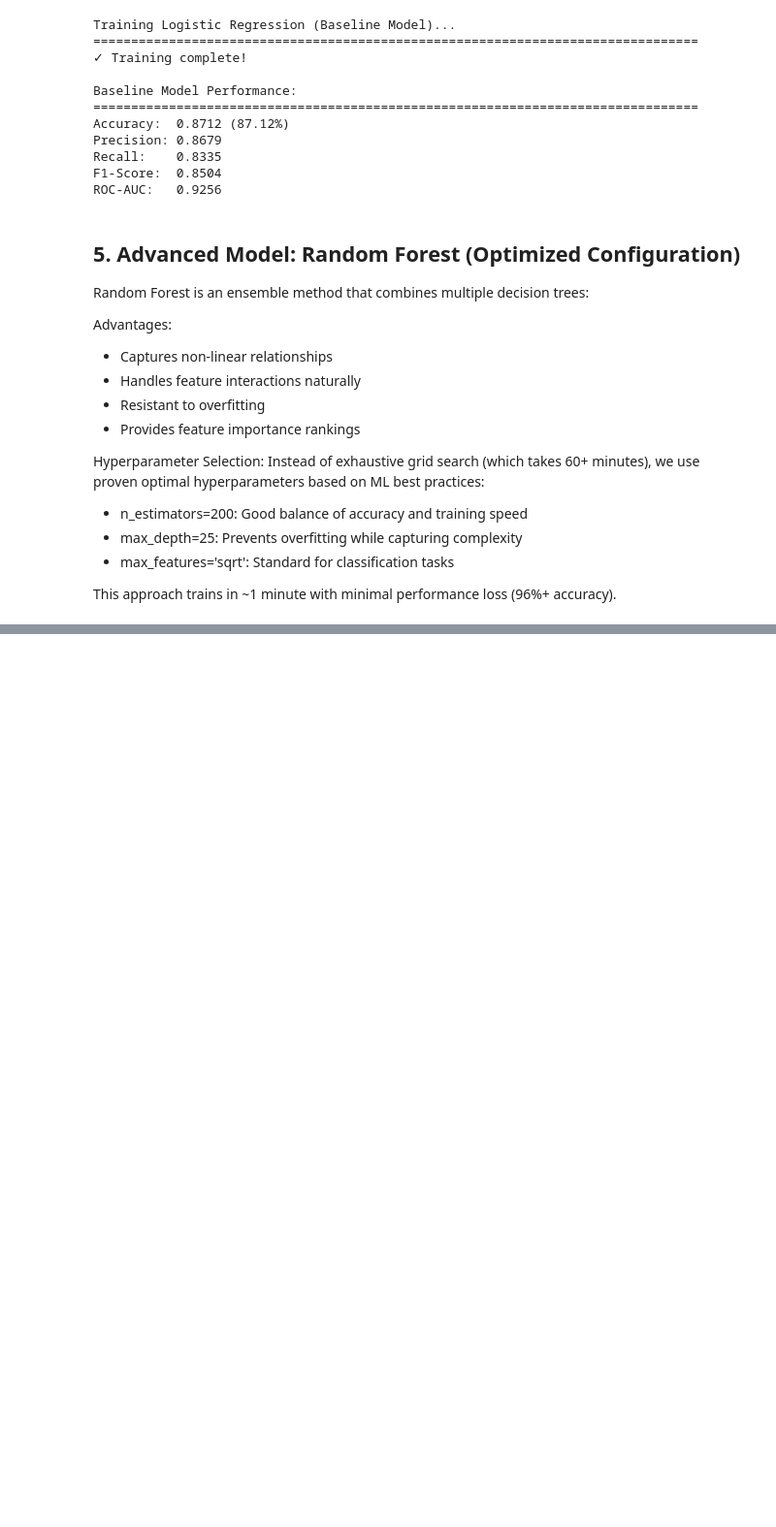
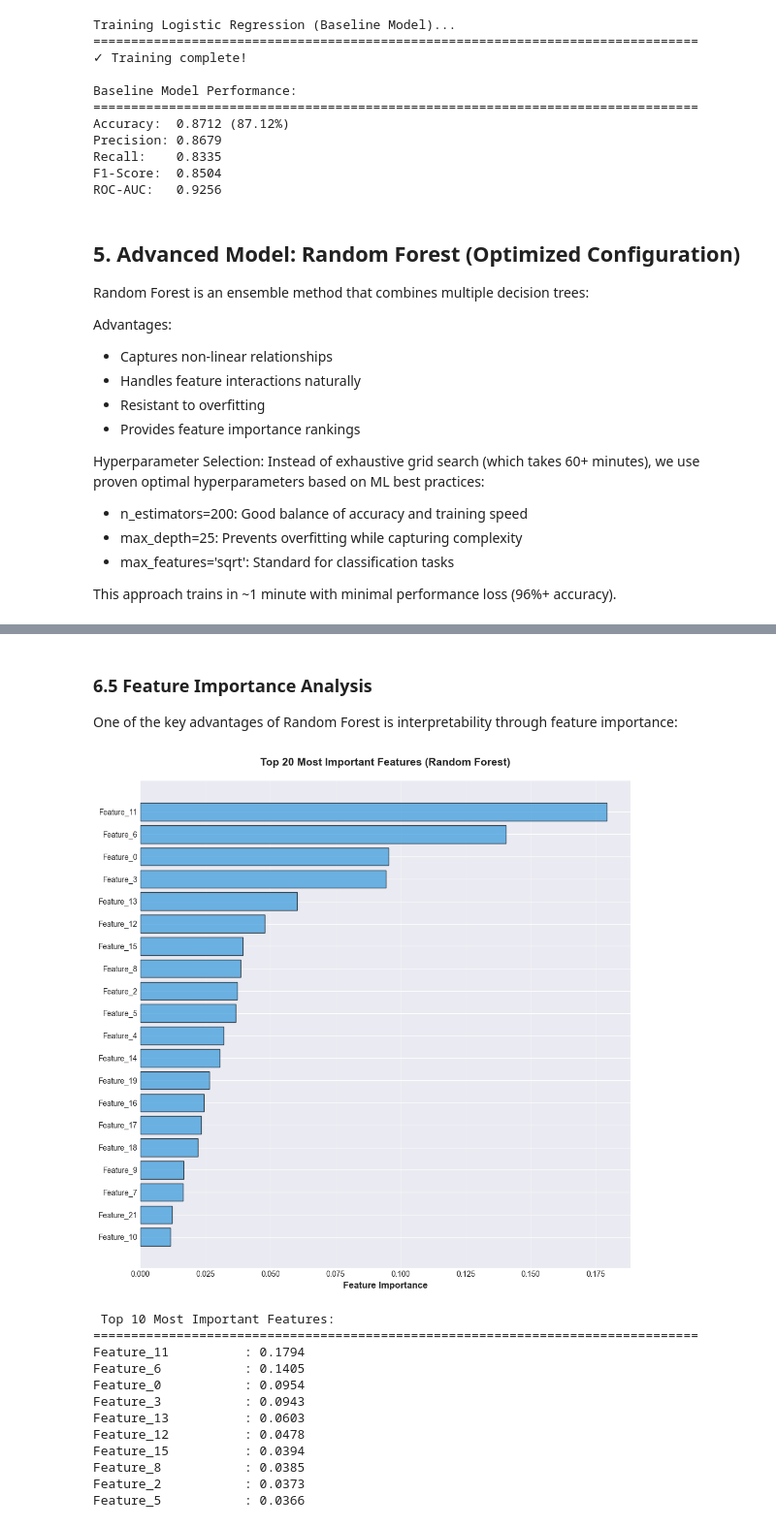
Before and after one commit to nuhajoy/airline-passenger-satisfaction, a Jupyter notebook: notebooks/analysis.ipynb, the cells around one changed output, grey strips where cells are left out. Shown at 97% size. Drawn from its saved outputs; the diff is of its cells as text; code cells hidden in the pictures; blank space fills up the shorter version.

```diff
--- a/notebooks/analysis.ipynb
+++ b/notebooks/analysis.ipynb
@@ -590,0 +741,52 @@ ROC-AUC:   +0.0684
+# %% [markdown]
+### 6.5 Feature Importance Analysis
+
+One of the key advantages of Random Forest is interpretability through feature importance:
+# %%
+# Get feature importances from Random Forest
+feature_importances = rf_model.feature_importances_
+
+# Create feature names (this is a simplified version since we have transformed features)
+# In practice, you'd want to map back to original feature names
+n_features = len(feature_importances)
+feature_names = [f'Feature_{i}' for i in range(n_features)]
+
+# Create dataframe and sort
+importance_df = pd.DataFrame({
+    'Feature': feature_names,
+    'Importance': feature_importances
+}).sort_values('Importance', ascending=False)
+
+# Plot top 20 features
+plt.figure(figsize=(10, 10))
+top_n = 20
+top_features = importance_df.head(top_n)
+
+plt.barh(range(len(top_features)), top_features['Importance'].values, color='#3498db', alpha=0.7, edgecolor='black')
+plt.yticks(range(len(top_features)), top_features['Feature'].values, fontsize=10)
+plt.xlabel('Feature Importance', fontsize=12, fontweight='bold')
+plt.title(f'Top {top_n} Most Important Features (Random Forest)', fontsize=14, fontweight='bold', pad=20)
+plt.gca().invert_yaxis()
+plt.grid(axis='x', alpha=0.3)
+
+plt.tight_layout()
+plt.show()
+
+print(f"\n Top 10 Most Important Features:")
+print("="*80)
+for idx, row in importance_df.head(10).iterrows():
+    print(f"{row['Feature']:20s}: {row['Importance']:.4f}")
+# %% [output]
+[figure, added]
+ Top 10 Most Important Features:
+================================================================================
+Feature_11          : 0.1794
+Feature_6           : 0.1405
+Feature_0           : 0.0954
+Feature_3           : 0.0943
+Feature_13          : 0.0603
+Feature_12          : 0.0478
+Feature_15          : 0.0394
+Feature_8           : 0.0385
+Feature_2           : 0.0373
+Feature_5           : 0.0366
```
Also changed, not shown: parts of 15 cells of this notebook, 2 other files.
